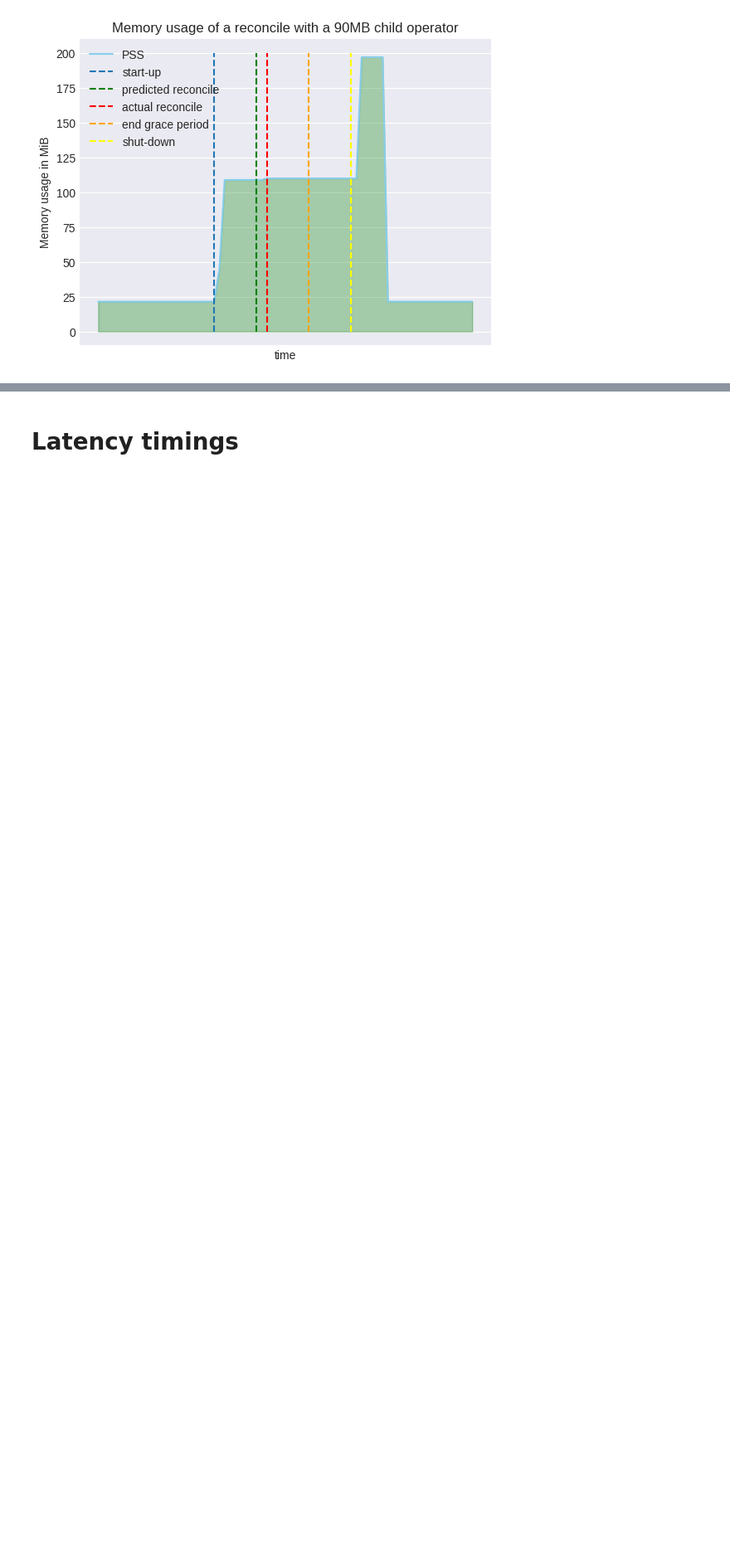
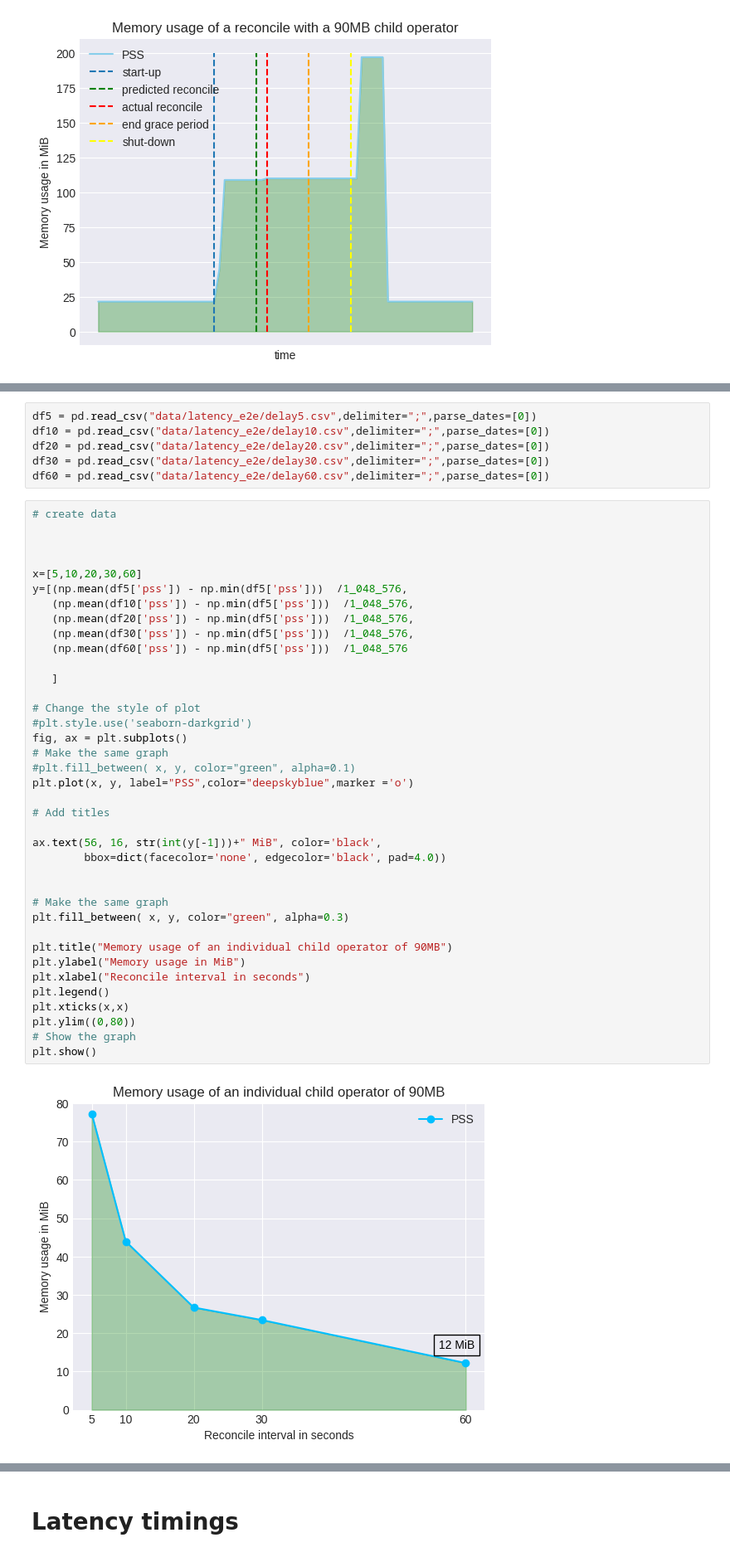
Before and after one commit to idlab-discover/wasm-operator, a Jupyter notebook: prediction/models/experiments.ipynb, the cells around one changed output, grey strips where cells are left out. Shown at 83% size. Cells and saved outputs as stored; diff of their text form; blank space fills up the shorter version.

```diff
--- a/prediction/models/experiments.ipynb
+++ b/prediction/models/experiments.ipynb
@@ -202,0 +223,46 @@ plt.show()
+# %%
+df5 = pd.read_csv("data/latency_e2e/delay5.csv",delimiter=";",parse_dates=[0])
+df10 = pd.read_csv("data/latency_e2e/delay10.csv",delimiter=";",parse_dates=[0])
+df20 = pd.read_csv("data/latency_e2e/delay20.csv",delimiter=";",parse_dates=[0])
+df30 = pd.read_csv("data/latency_e2e/delay30.csv",delimiter=";",parse_dates=[0])
+df60 = pd.read_csv("data/latency_e2e/delay60.csv",delimiter=";",parse_dates=[0])
+# %%
+# create data
+
+
+
+x=[5,10,20,30,60]
+y=[(np.mean(df5['pss']) - np.min(df5['pss']))  /1_048_576,
+   (np.mean(df10['pss']) - np.min(df5['pss']))  /1_048_576,
+   (np.mean(df20['pss']) - np.min(df5['pss']))  /1_048_576,
+   (np.mean(df30['pss']) - np.min(df5['pss']))  /1_048_576,
+   (np.mean(df60['pss']) - np.min(df5['pss']))  /1_048_576
+
+   ]
+
+# Change the style of plot
+#plt.style.use('seaborn-darkgrid')
+fig, ax = plt.subplots()
+# Make the same graph
+#plt.fill_between( x, y, color="green", alpha=0.1)
+plt.plot(x, y, label="PSS",color="deepskyblue",marker ='o')
+
+# Add titles
+
+ax.text(56, 16, str(int(y[-1]))+" MiB", color='black',
+        bbox=dict(facecolor='none', edgecolor='black', pad=4.0))
+
+
+# Make the same graph
+plt.fill_between( x, y, color="green", alpha=0.3)
+
+plt.title("Memory usage of an individual child operator of 90MB")
+plt.ylabel("Memory usage in MiB")
+plt.xlabel("Reconcile interval in seconds")
+plt.legend()
+plt.xticks(x,x)
+plt.ylim((0,80))
+# Show the graph
+plt.show()
+# %% [output]
+[figure, added]
```
Also changed, not shown: parts of 9 cells of this notebook, 2 other files.
